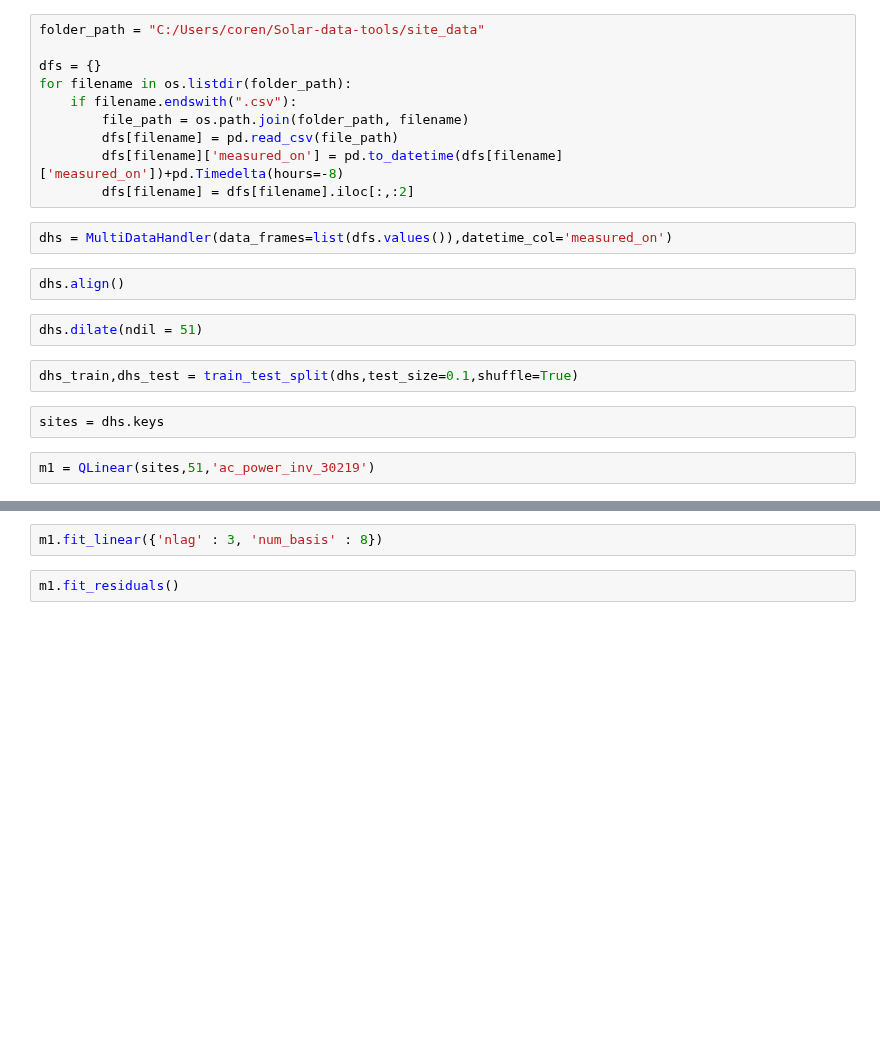
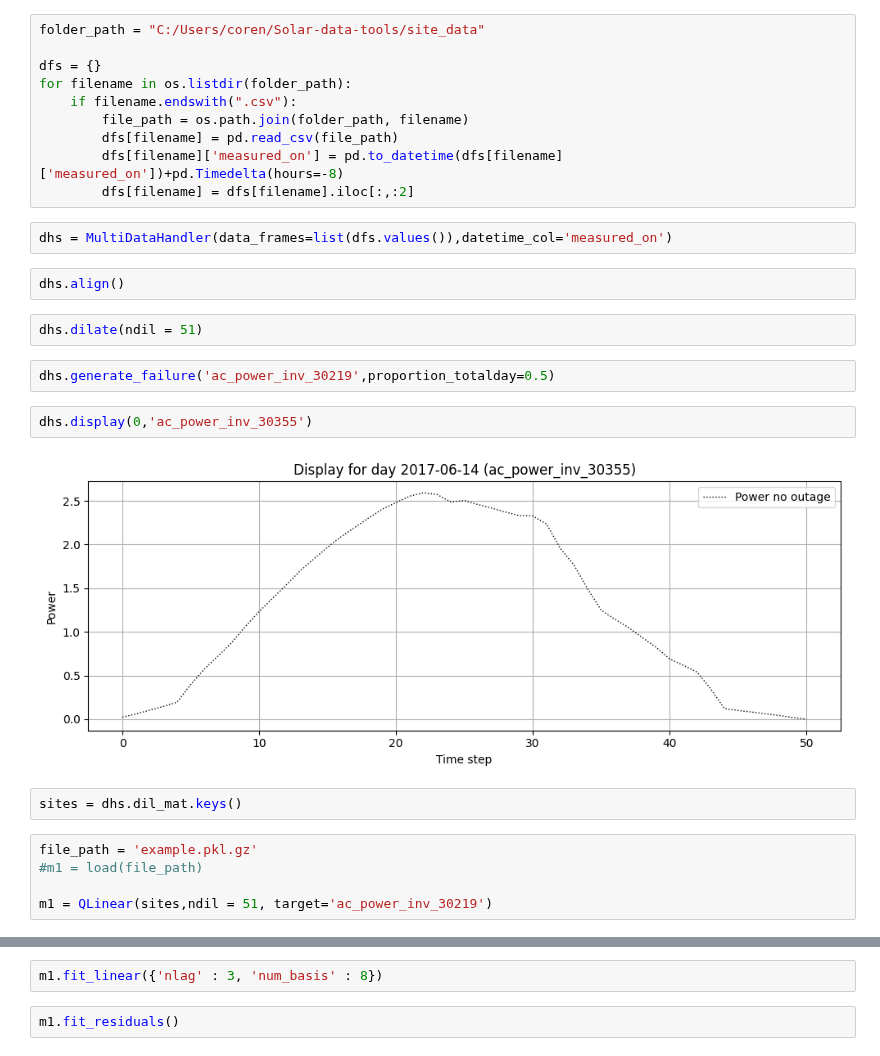
Before and after one commit to slacgismo/solar-data-tools, a Jupyter notebook: notebooks/archive/MultiData_Try.ipynb, the cells around one changed output, grey strips where cells are left out. Cells and saved outputs as stored; diff of their text form; blank space fills up the shorter version.

```diff
--- a/notebooks/archive/MultiData_Try.ipynb
+++ b/notebooks/archive/MultiData_Try.ipynb
@@ -36,11 +32,18 @@ for filename in os.listdir(folder_path):
 dhs = MultiDataHandler(data_frames=list(dfs.values()),datetime_col='measured_on')
 # %%
 dhs.align()
-# %%
-dhs.dilate(ndil = 51)
-# %%
-dhs_train,dhs_test = train_test_split(dhs,test_size=0.1,shuffle=True)
-# %%
-sites = dhs.keys
+# %%
+dhs.dilate(ndil = 51)
+# %%
+dhs.generate_failure('ac_power_inv_30219',proportion_totalday=0.5)
+# %%
+dhs.display(0,'ac_power_inv_30355')
+# %% [output]
+[figure, added]
+# %%
+sites = dhs.dil_mat.keys()
 # %%
-m1 = QLinear(sites,51,'ac_power_inv_30219')
+file_path = 'example.pkl.gz'
+#m1 = load(file_path)
+
+m1 = QLinear(sites,ndil = 51, target='ac_power_inv_30219')
```
Also changed, not shown: parts of 9 cells of this notebook, 5 other files.
